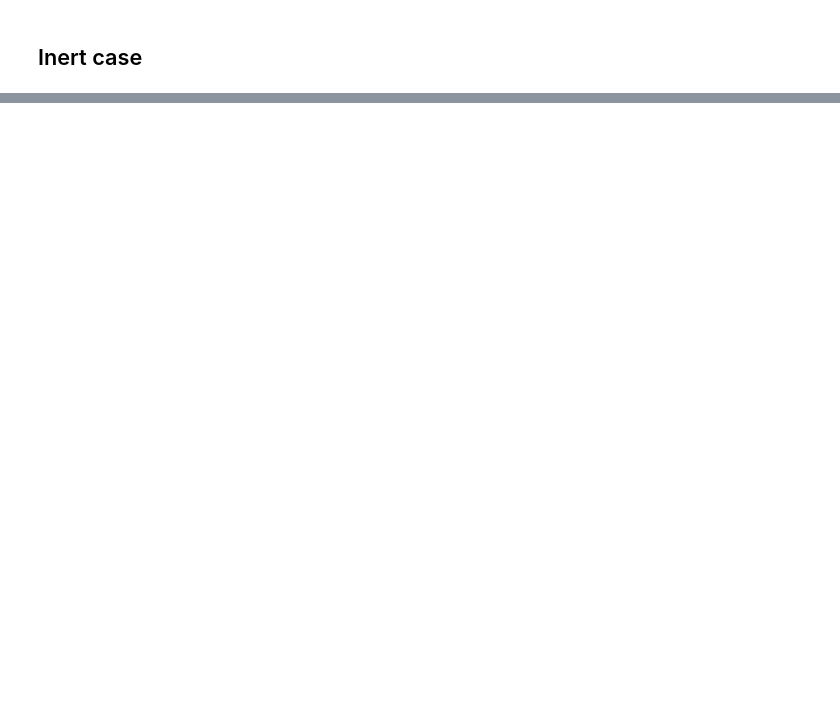
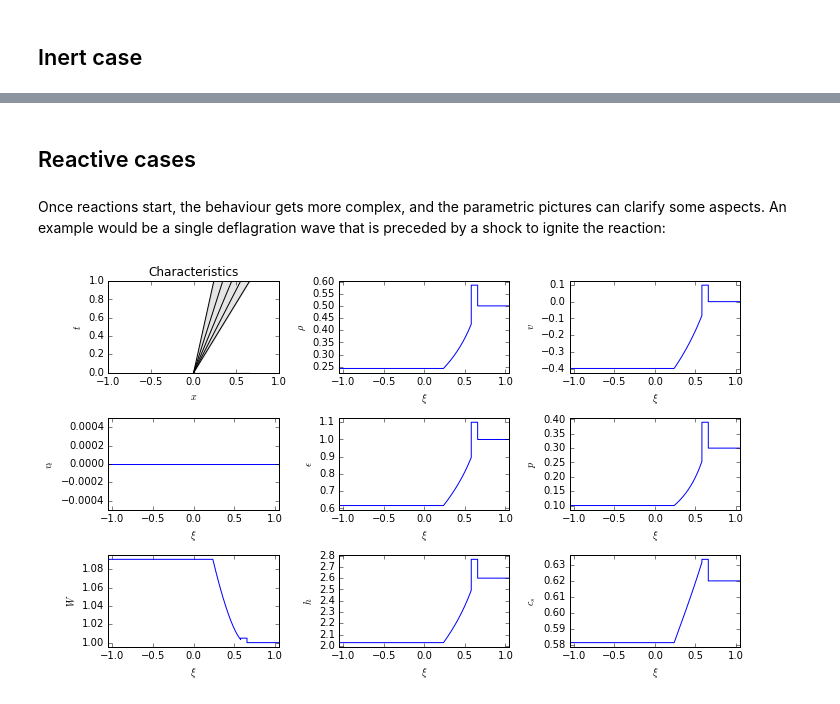
Before and after one commit to harpolea/r3d2, a Jupyter notebook: docs/p_v_plots.ipynb, the cells around one changed output, grey strips where cells are left out. Saved outputs shown, nothing was run; the diff lists cells and outputs as text; code cells hidden in the pictures; blank space fills up the shorter version.

```diff
--- a/docs/p_v_plots.ipynb
+++ b/docs/p_v_plots.ipynb
@@ -180,0 +56,14 @@ display_png(test_1_rp)
+# %% [markdown]
+## Reactive cases
+# %% [markdown]
+Once reactions start, the behaviour gets more complex, and the parametric pictures can clarify some aspects. An example would be a single deflagration wave that is preceded by a shock to ignite the reaction:
+# %%
+eos = eos_defns.eos_gamma_law(5.0/3.0)
+eos_reactive = eos_defns.eos_gamma_law_react(5.0/3.0, 0.1, 1.0, 1.0, eos)
+U_reactive_right = State(0.5, 0.0, 0.0, 1.0, eos_reactive)
+U_reactive_left = State(0.24316548798524526, -0.39922932397353039, 0.0,
+                    0.61686385086179807, eos)
+test_precursor_rp = RiemannProblem(U_reactive_left, U_reactive_right)
+display_png(test_precursor_rp)
+# %% [output]
+[figure, added]
```
Also changed, not shown: parts of 25 cells of this notebook, 2 other files.
